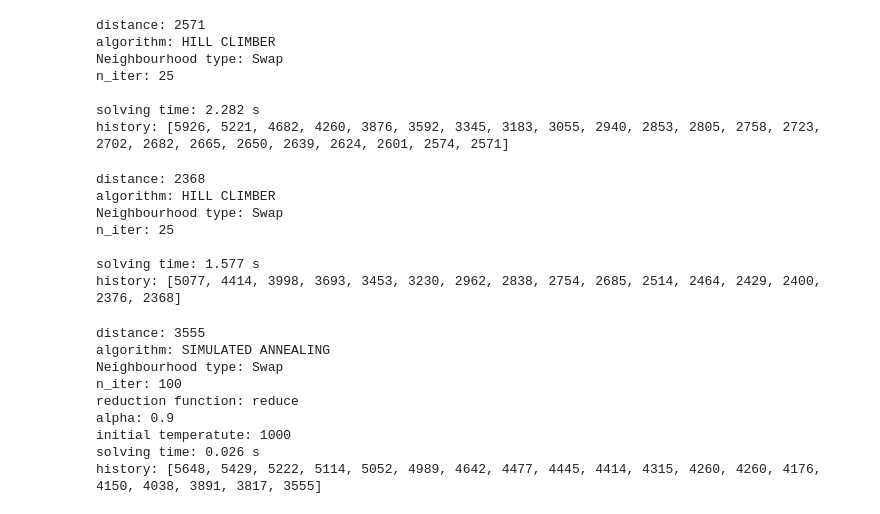
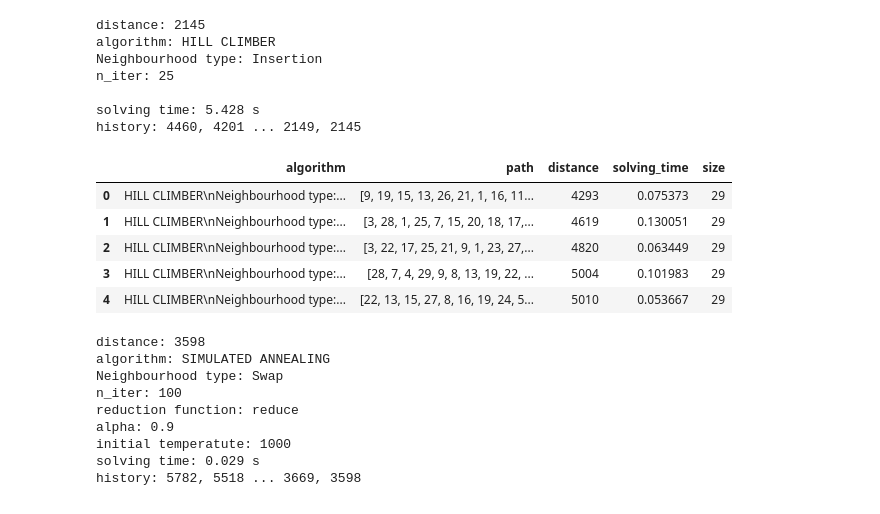
Before and after one commit to PanNorek/essa-tsp-metaheuristics, a Jupyter notebook: notebooks/demo.ipynb, the cells around one changed output. Saved outputs shown, nothing was run; the diff lists cells and outputs as text; code cells hidden in the pictures.

```diff
--- a/notebooks/demo.ipynb
+++ b/notebooks/demo.ipynb
@@ -36,35 +57,53 @@ t.solve(distances)
 # %%
-h = HillClimbing(verbose=False, n_iter=25)
-h.solve(distances)
+h = HillClimbing(verbose=False, n_iter=25, neigh_type="insertion")
+result_hill = h.solve(distances)
+result_hill
 # %% [output]
-distance: 2571
+distance: 2145
 algorithm: HILL CLIMBER
-Neighbourhood type: Swap
+Neighbourhood type: Insertion
 n_iter: 25
 
-solving time: 2.282 s
-history: [5926, 5221, 4682, 4260, 3876, 3592, 3345, 3183, 3055, 2940, 2853, 2805, 2758, 2723, 2702, 2682, 2665, 2650, 2639, 2624, 2601, 2574, 2571]
+solving time: 5.428 s
+history: 4460, 4201 ... 2149, 2145
 # %%
-a = MultistartAlgorithm()(HillClimbing, distances, n_starts=NUM_STARTS, only_best=True, verbose=False, n_iter=25)
-a
+# multistart - running algoruthm n_start times on max available threads
+MultistartAlgorithm()(
+    algorithm=HillClimbing,
+    distances=distances,
+    n_starts=NUM_STARTS,
+    only_best=False, # returns pd.DataFrame
+    verbose=False,
+    n_iter=25,
+    neigh_type="inversion"
+)
 # %% [output]
-distance: 2368
-algorithm: HILL CLIMBER
-Neighbourhood type: Swap
-n_iter: 25
-
-solving time: 1.577 s
-history: [5077, 4414, 3998, 3693, 3453, 3230, 2962, 2838, 2754, 2685, 2514, 2464, 2429, 2400, 2376, 2368]
+|  | algorithm | path | distance | solving_time | size |
+| 0 | HILL CLIMBER\nNeighbourhood type:... | [9, 19, 15, 13, 26, 21, 1, 16, 11... | 4293 | 0.075373 | 29 |
+| 1 | HILL CLIMBER\nNeighbourhood type:... | [3, 28, 1, 25, 7, 15, 20, 18, 17,... | 4619 | 0.130051 | 29 |
+| 2 | HILL CLIMBER\nNeighbourhood type:... | [3, 22, 17, 25, 21, 9, 1, 23, 27,... | 4820 | 0.063449 | 29 |
+| 3 | HILL CLIMBER\nNeighbourhood type:... | [28, 7, 4, 29, 9, 8, 13, 19, 22, ... | 5004 | 0.101983 | 29 |
+| 4 | HILL CLIMBER\nNeighbourhood type:... | [22, 13, 15, 27, 8, 16, 19, 24, 5... | 5010 | 0.053667 | 29 |
 # %%
-b = MultistartAlgorithm()(SimulatedAnnealing, distances, n_starts=NUM_STARTS, only_best=True, temp=1000, alpha=.9, n_iter=100, verbose=False)
-b
+results_sa = MultistartAlgorithm()(
+    algorithm=SimulatedAnnealing,
+    distances=distances,
+    n_starts=NUM_STARTS,
+    only_best=True,
+    temp=1000,
+    n_jobs=2, # number of threads - defulat all available
+    alpha=.9,
+    n_iter=100,
+    verbose=False
+)
+results_sa
 # %% [output]
-distance: 3555
+distance: 3598
 algorithm: SIMULATED ANNEALING
 Neighbourhood type: Swap
 n_iter: 100
 reduction function: reduce
 alpha: 0.9
 initial temperatute: 1000
-solving time: 0.026 s
-history: [5648, 5429, 5222, 5114, 5052, 4989, 4642, 4477, 4445, 4414, 4315, 4260, 4260, 4176, 4150, 4038, 3891, 3817, 3555]
+solving time: 0.029 s
+history: 5782, 5518 ... 3669, 3598
```
Also changed, not shown: parts of 11 cells of this notebook, 2 other files.
